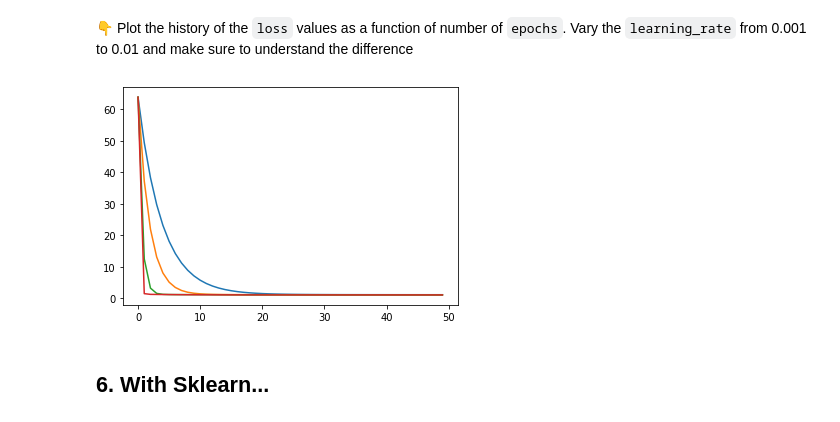
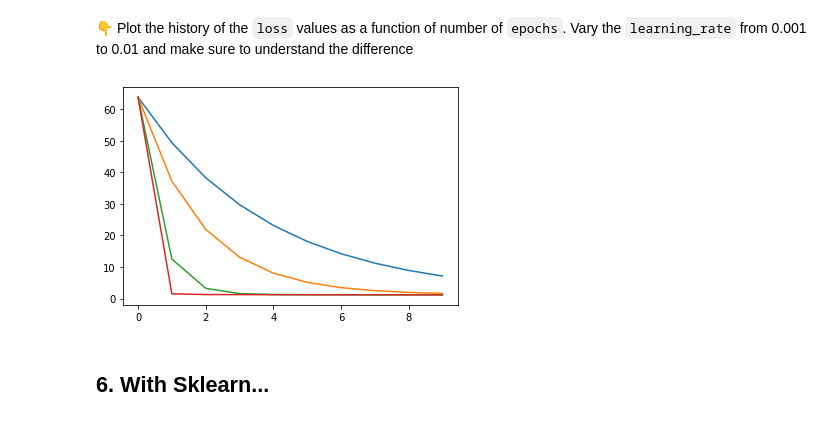
Before and after one commit to HumbertMonnot/data-challenges, a Jupyter notebook: 05-ML/04-Under-the-hood/03-Batch-Gradient-Descent/Gradient-Descent.ipynb, the cells around one changed output. Drawn from its saved outputs; the diff is of its cells as text; code cells hidden in the pictures.

```diff
--- a/05-ML/04-Under-the-hood/03-Batch-Gradient-Descent/Gradient-Descent.ipynb
+++ b/05-ML/04-Under-the-hood/03-Batch-Gradient-Descent/Gradient-Descent.ipynb
@@ -355,14 +355,14 @@ def plot_loss(learning_rate, n_epochs):
                                 learning_rate=learning_rate, n_epochs=n_epochs)[2]['loss_history']
     plt.plot(epoch, loss)
 # %%
-plot_loss(0.001, 50)
-plot_loss(0.002, 50)
-plot_loss(0.005, 50)
-plot_loss(0.01, 50)
+plot_loss(0.001, 10)
+plot_loss(0.002, 10)
+plot_loss(0.005, 10)
+plot_loss(0.01, 10)
 
 plt.show()
 # %% [output]
-[figure, old version]
+[figure, new version]
 # %% [markdown]
 ## 6. With Sklearn...
 # %% [markdown]
```
Also changed, not shown: parts of 1 cell of this notebook, 10 other files.
